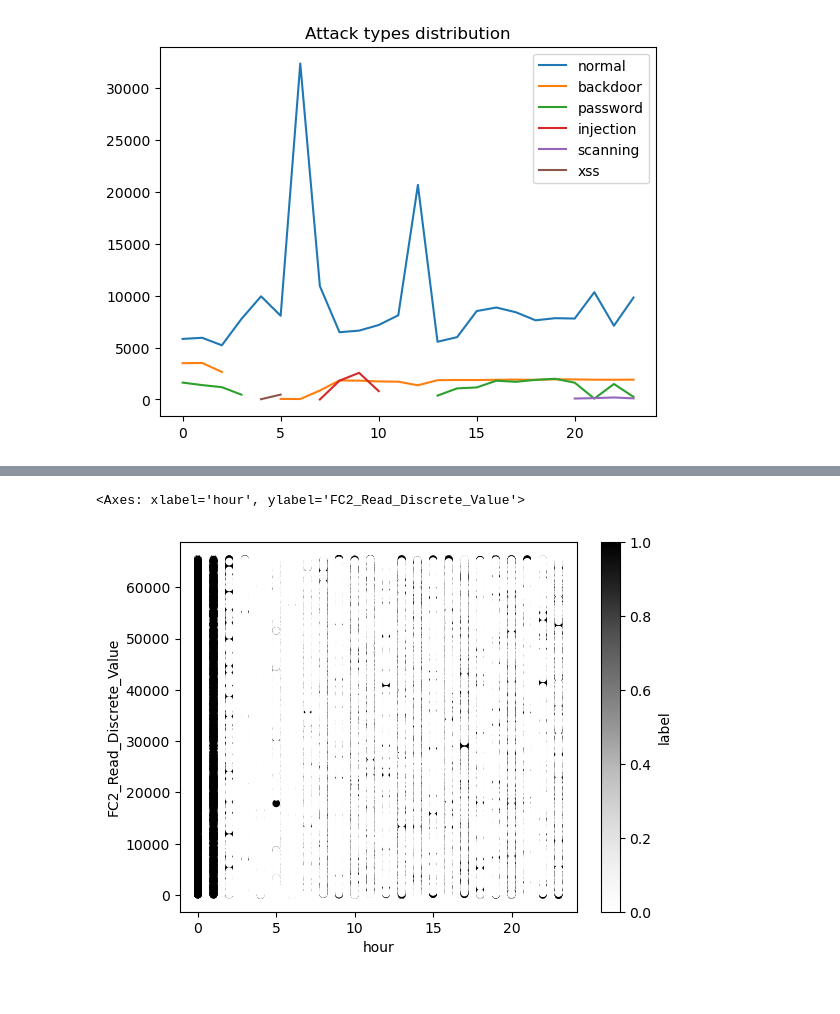
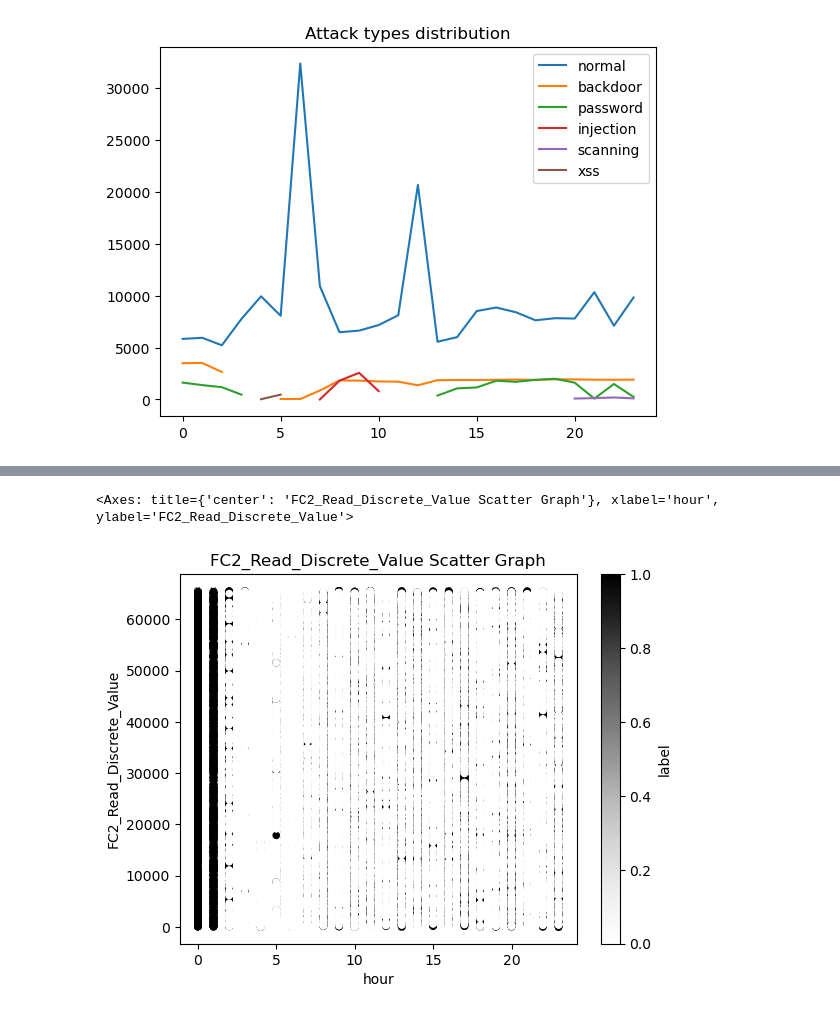
Before and after one commit to SHVleV9CYWkK/IoT-anomaly-detection, a Jupyter notebook: data_visualisation.ipynb, the cells around one changed output, grey strips where cells are left out. Drawn from its saved outputs; the diff is of its cells as text; code cells hidden in the pictures.

```diff
--- a/data_visualisation.ipynb
+++ b/data_visualisation.ipynb
@@ -258,5 +259,5 @@ data.plot(kind='scatter',x='hour',y='FC1_Read_Input_Register',c = 'label', title
 # %%
-data.plot(kind='scatter',x='hour',y='FC2_Read_Discrete_Value',c = 'label')
+data.plot(kind='scatter',x='hour',y='FC2_Read_Discrete_Value',c = 'label', title='FC2_Read_Discrete_Value Scatter Graph')
 # %% [output]
-<Axes: xlabel='hour', ylabel='FC2_Read_Discrete_Value'>
+<Axes: title={'center': 'FC2_Read_Discrete_Value Scatter Graph'}, xlabel='hour', ylabel='FC2_Read_Discrete_Value'>
-[figure, old version]
+[figure, new version]
```
Also changed, not shown: parts of 4 cells of this notebook.
